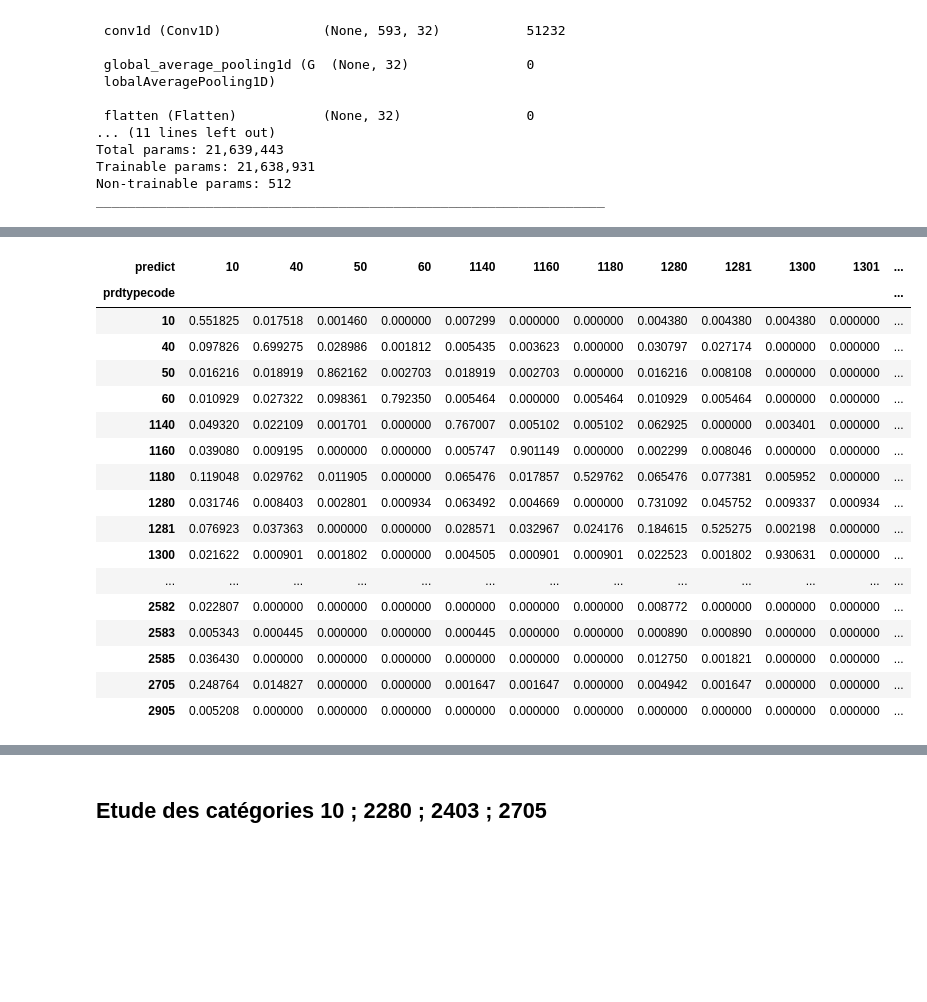
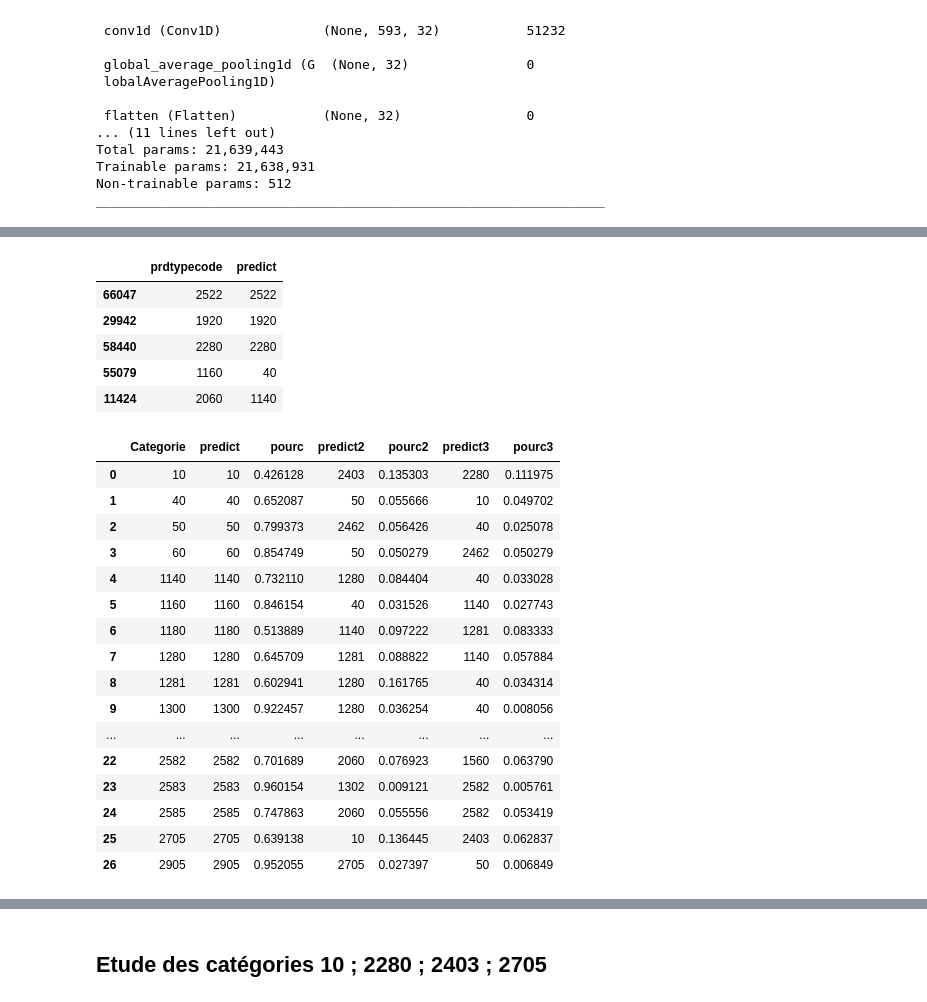
Before and after one commit to ManDes71/Rakuten_Text_Classification_TensorFlow, a Jupyter notebook: notebooks/Modele_RNN_06.ipynb, the cells around one changed output, grey strips where cells are left out. Saved outputs shown, nothing was run; the diff lists cells and outputs as text; code cells hidden in the pictures; blank space fills up the shorter version.

```diff
--- a/notebooks/Modele_RNN_06.ipynb
+++ b/notebooks/Modele_RNN_06.ipynb
@@ -485,0 +484,5 @@ df_test.head()
+# %%
+predictions = model.predict(X_test)
+y_pred = np.argmax(predictions, axis=1)
+test_pred_original=label_encoder.inverse_transform(y_pred)
+test_pred_original
@@ -485,0 +518,8 @@ df_test.head()
+# %%
+
+y_test_original=y_test
+# On évalue le niveau de précision de notre prédiction.
+print("Précision de la prédiction:", accuracy_score(y_test_original, test_pred_original)*100, '%')
+
+print("Evaluation détaillée de la Classification par RDF :\n \n" ,
+      (classification_report(y_test_original, test_pred_original)))
@@ -508,23 +578,12 @@ Name: predict, dtype: float64
 # %%
+top5_df = pd.DataFrame({'prdtypecode':y_test_original ,'predict': test_pred_original})
 
-df_cross=pd.crosstab(df_test['prdtypecode'], df_test['predict'],normalize='index')
-df_cross
+df_cross=pd.crosstab(top5_df['prdtypecode'], top5_df['predict'],normalize='index')
+top5_df.head()
 # %% [output]
-| predict | 10 | 40 | 50 | 60 | 1140 | 1160 | 1180 | 1280 | 1281 | 1300 | 1301 | ... |
-| prdtypecode |  |  |  |  |  |  |  |  |  |  |  | ... |
-| 10 | 0.551825 | 0.017518 | 0.001460 | 0.000000 | 0.007299 | 0.000000 | 0.000000 | 0.004380 | 0.004380 | 0.004380 | 0.000000 | ... |
-| 40 | 0.097826 | 0.699275 | 0.028986 | 0.001812 | 0.005435 | 0.003623 | 0.000000 | 0.030797 | 0.027174 | 0.000000 | 0.000000 | ... |
-| 50 | 0.016216 | 0.018919 | 0.862162 | 0.002703 | 0.018919 | 0.002703 | 0.000000 | 0.016216 | 0.008108 | 0.000000 | 0.000000 | ... |
-| 60 | 0.010929 | 0.027322 | 0.098361 | 0.792350 | 0.005464 | 0.000000 | 0.005464 | 0.010929 | 0.005464 | 0.000000 | 0.000000 | ... |
-| 1140 | 0.049320 | 0.022109 | 0.001701 | 0.000000 | 0.767007 | 0.005102 | 0.005102 | 0.062925 | 0.000000 | 0.003401 | 0.000000 | ... |
-| 1160 | 0.039080 | 0.009195 | 0.000000 | 0.000000 | 0.005747 | 0.901149 | 0.000000 | 0.002299 | 0.008046 | 0.000000 | 0.000000 | ... |
-| 1180 | 0.119048 | 0.029762 | 0.011905 | 0.000000 | 0.065476 | 0.017857 | 0.529762 | 0.065476 | 0.077381 | 0.005952 | 0.000000 | ... |
-| 1280 | 0.031746 | 0.008403 | 0.002801 | 0.000934 | 0.063492 | 0.004669 | 0.000000 | 0.731092 | 0.045752 | 0.009337 | 0.000934 | ... |
-| 1281 | 0.076923 | 0.037363 | 0.000000 | 0.000000 | 0.028571 | 0.032967 | 0.024176 | 0.184615 | 0.525275 | 0.002198 | 0.000000 | ... |
-| 1300 | 0.021622 | 0.000901 | 0.001802 | 0.000000 | 0.004505 | 0.000901 | 0.000901 | 0.022523 | 0.001802 | 0.930631 | 0.000000 | ... |
-| ... | ... | ... | ... | ... | ... | ... | ... | ... | ... | ... | ... | ... |
-| 2582 | 0.022807 | 0.000000 | 0.000000 | 0.000000 | 0.000000 | 0.000000 | 0.000000 | 0.008772 | 0.000000 | 0.000000 | 0.000000 | ... |
-| 2583 | 0.005343 | 0.000445 | 0.000000 | 0.000000 | 0.000445 | 0.000000 | 0.000000 | 0.000890 | 0.000890 | 0.000000 | 0.000000 | ... |
-| 2585 | 0.036430 | 0.000000 | 0.000000 | 0.000000 | 0.000000 | 0.000000 | 0.000000 | 0.012750 | 0.001821 | 0.000000 | 0.000000 | ... |
-| 2705 | 0.248764 | 0.014827 | 0.000000 | 0.000000 | 0.001647 | 0.001647 | 0.000000 | 0.004942 | 0.001647 | 0.000000 | 0.000000 | ... |
-| 2905 | 0.005208 | 0.000000 | 0.000000 | 0.000000 | 0.000000 | 0.000000 | 0.000000 | 0.000000 | 0.000000 | 0.000000 | 0.000000 | ... |
+|  | prdtypecode | predict |
+| 66047 | 2522 | 2522 |
+| 29942 | 1920 | 1920 |
+| 58440 | 2280 | 2280 |
+| 55079 | 1160 | 40 |
+| 11424 | 2060 | 1140 |
@@ -530,0 +596,20 @@ df_cross
+# %%
+df_pred
+# %% [output]
+|  | Categorie | predict | pourc | predict2 | pourc2 | predict3 | pourc3 |
+| 0 | 10 | 10 | 0.426128 | 2403 | 0.135303 | 2280 | 0.111975 |
+| 1 | 40 | 40 | 0.652087 | 50 | 0.055666 | 10 | 0.049702 |
+| 2 | 50 | 50 | 0.799373 | 2462 | 0.056426 | 40 | 0.025078 |
+| 3 | 60 | 60 | 0.854749 | 50 | 0.050279 | 2462 | 0.050279 |
+| 4 | 1140 | 1140 | 0.732110 | 1280 | 0.084404 | 40 | 0.033028 |
+| 5 | 1160 | 1160 | 0.846154 | 40 | 0.031526 | 1140 | 0.027743 |
+| 6 | 1180 | 1180 | 0.513889 | 1140 | 0.097222 | 1281 | 0.083333 |
+| 7 | 1280 | 1280 | 0.645709 | 1281 | 0.088822 | 1140 | 0.057884 |
+| 8 | 1281 | 1281 | 0.602941 | 1280 | 0.161765 | 40 | 0.034314 |
+| 9 | 1300 | 1300 | 0.922457 | 1280 | 0.036254 | 40 | 0.008056 |
+| ... | ... | ... | ... | ... | ... | ... | ... |
+| 22 | 2582 | 2582 | 0.701689 | 2060 | 0.076923 | 1560 | 0.063790 |
+| 23 | 2583 | 2583 | 0.960154 | 1302 | 0.009121 | 2582 | 0.005761 |
+| 24 | 2585 | 2585 | 0.747863 | 2060 | 0.055556 | 2582 | 0.053419 |
+| 25 | 2705 | 2705 | 0.639138 | 10 | 0.136445 | 2403 | 0.062837 |
+| 26 | 2905 | 2905 | 0.952055 | 2705 | 0.027397 | 50 | 0.006849 |
```
Also changed, not shown: parts of 30 cells of this notebook.
